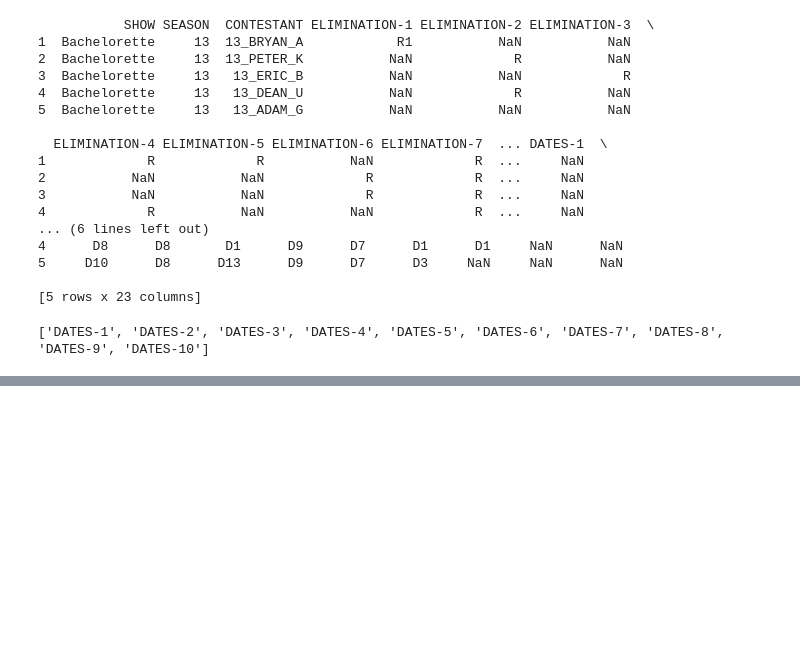
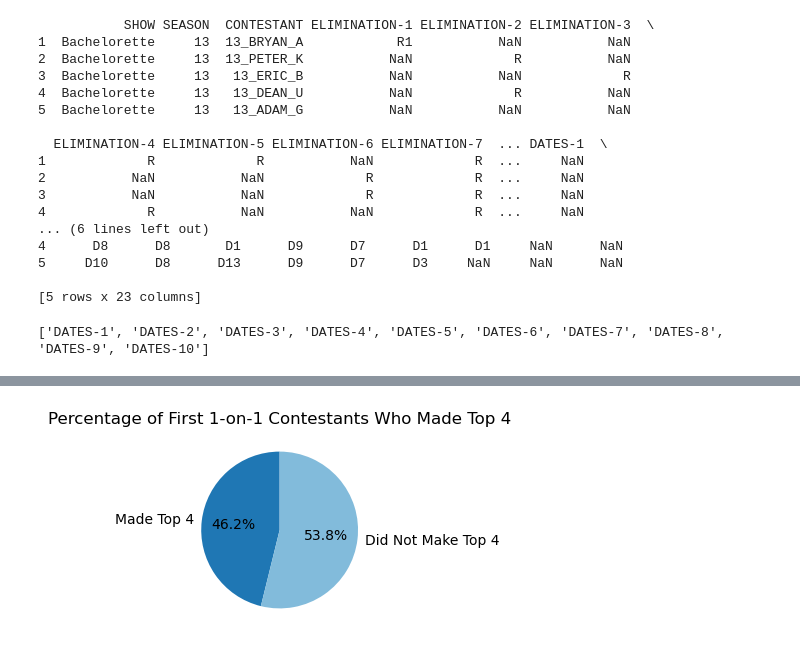
Before and after one commit to madeline-mckillop/CS_130_Project, a Jupyter notebook: analysis.ipynb, the cells around one changed output, grey strips where cells are left out. Saved outputs shown, nothing was run; the diff lists cells and outputs as text; code cells hidden in the pictures; blank space fills up the shorter version.

```diff
--- a/analysis.ipynb
+++ b/analysis.ipynb
@@ -127,0 +245,14 @@ First 1-on-1 contestant(s): ['13_PETER_K']
+# %%
+import matplotlib.pyplot as plt
+plt.style.use('_mpl-gallery-nogrid')
+
+labels = ["Made Top 4", "Did Not Make Top 4"]
+sizes = [success_count, fail_count]
+
+fig, ax = plt.subplots()
+ax.pie(sizes, labels=labels, autopct='%1.1f%%', startangle=90)
+
+plt.title("Percentage of First 1-on-1 Contestants Who Made Top 4")
+plt.show()
+# %% [output]
+[figure, added]
```
Also changed, not shown: parts of 7 cells of this notebook, 2 other files.
